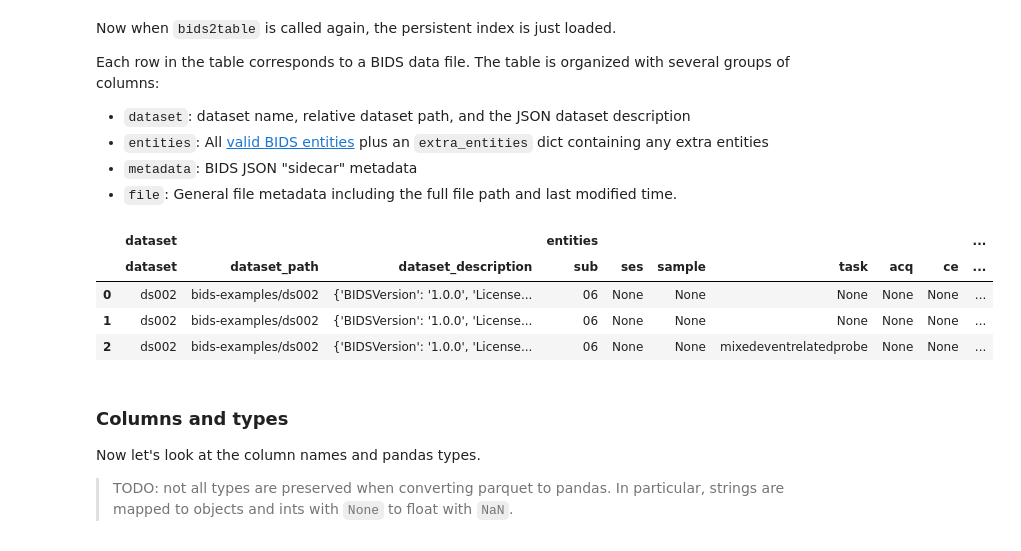
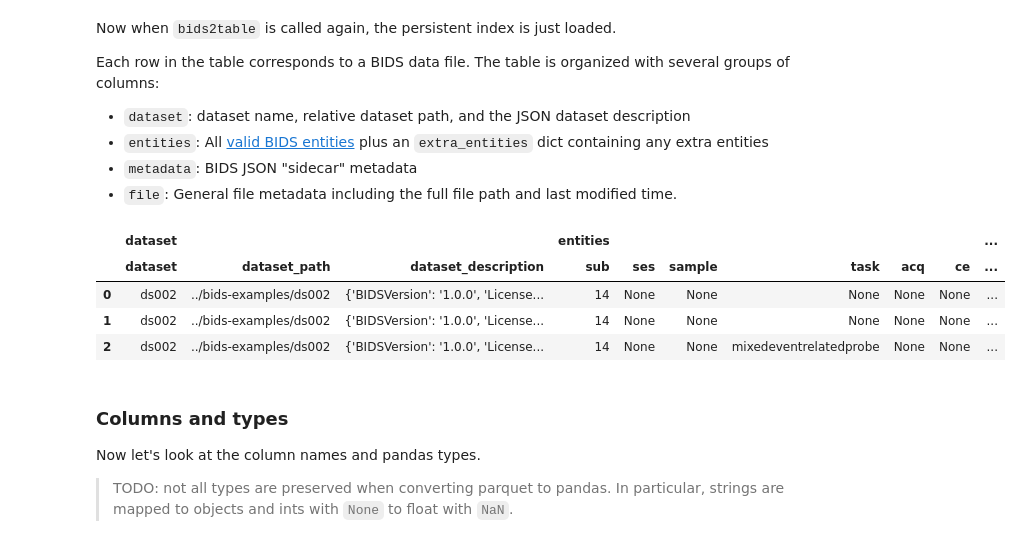
Before and after one commit to childmindresearch/bids2table, a Jupyter notebook: example/example.ipynb, the cells around one changed output. Saved outputs shown, nothing was run; the diff lists cells and outputs as text; code cells hidden in the pictures.

```diff
--- a/example/example.ipynb
+++ b/example/example.ipynb
@@ -48,15 +48,15 @@ Each row in the table corresponds to a BIDS data file. The table is organized wi
 - `metadata`: BIDS JSON "sidecar" metadata
 - `file`: General file metadata including the full file path and last modified time.
 # %%
-df = bids2table("bids-examples")
+df = bids2table("../bids-examples")
 
 df.head(3)
 # %% [output]
 |  | dataset |  |  | entities |  |  |  |  |  | ... |
 |  | dataset | dataset_path | dataset_description | sub | ses | sample | task | acq | ce | ... |
-| 0 | ds002 | bids-examples/ds002 | {'BIDSVersion': '1.0.0', 'License... | 06 | None | None | None | None | None | ... |
-| 1 | ds002 | bids-examples/ds002 | {'BIDSVersion': '1.0.0', 'License... | 06 | None | None | None | None | None | ... |
-| 2 | ds002 | bids-examples/ds002 | {'BIDSVersion': '1.0.0', 'License... | 06 | None | None | mixedeventrelatedprobe | None | None | ... |
+| 0 | ds002 | ../bids-examples/ds002 | {'BIDSVersion': '1.0.0', 'License... | 14 | None | None | None | None | None | ... |
+| 1 | ds002 | ../bids-examples/ds002 | {'BIDSVersion': '1.0.0', 'License... | 14 | None | None | None | None | None | ... |
+| 2 | ds002 | ../bids-examples/ds002 | {'BIDSVersion': '1.0.0', 'License... | 14 | None | None | mixedeventrelatedprobe | None | None | ... |
 # %% [markdown]
 ### Columns and types
 
```
Also changed, not shown: parts of 5 cells of this notebook, 17 other files.
